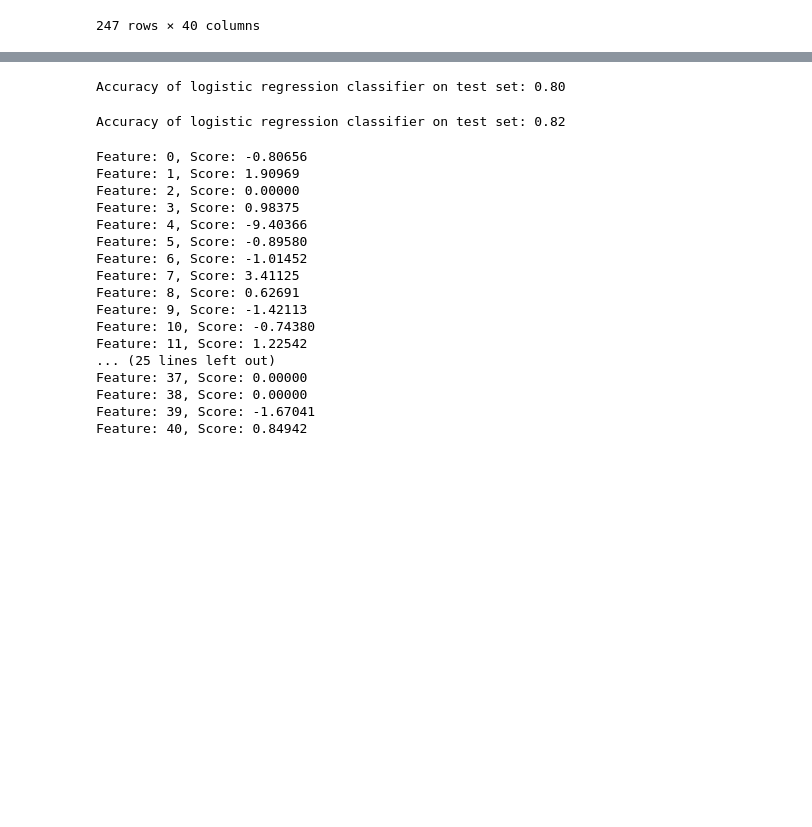
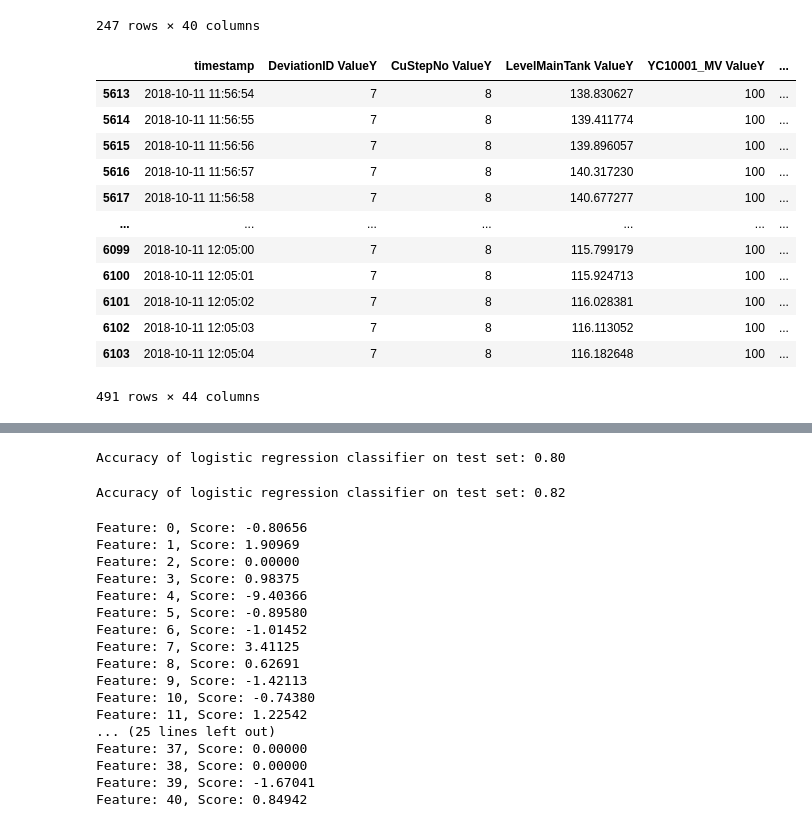
Before and after one commit to P-AEL/Analyse_von_Prozessdaten, a Jupyter notebook: Paul/Start.ipynb, the cells around one changed output, grey strips where cells are left out. Cells and saved outputs as stored; diff of their text form; code cells hidden in the pictures; blank space fills up the shorter version.

```diff
--- a/Paul/Start.ipynb
+++ b/Paul/Start.ipynb
@@ -431,6 +486,22 @@ df_train1[(df_train1["DeviationID ValueY"]==7)&(df_train1["CuStepNo ValueY"]==1)
 | 5544 | 1 | 136.676788 | 100 | 0.068287 | 1.621528 | ... |
 | 5545 | 1 | 136.661163 | 100 | 0.067130 | 1.614583 | ... |
 247 rows × 40 columns
+# %%
+df_train1[(df_train1["CuStepNo ValueY"] == 8)&(df_train1["Batch"] == 5)&(df_train1["DeviationID ValueY"] == 7)]
+# %% [output]
+|  | timestamp | DeviationID ValueY | CuStepNo ValueY | LevelMainTank ValueY | YC10001_MV ValueY | ... |
+| 5613 | 2018-10-11 11:56:54 | 7 | 8 | 138.830627 | 100 | ... |
+| 5614 | 2018-10-11 11:56:55 | 7 | 8 | 139.411774 | 100 | ... |
+| 5615 | 2018-10-11 11:56:56 | 7 | 8 | 139.896057 | 100 | ... |
+| 5616 | 2018-10-11 11:56:57 | 7 | 8 | 140.317230 | 100 | ... |
+| 5617 | 2018-10-11 11:56:58 | 7 | 8 | 140.677277 | 100 | ... |
+| ... | ... | ... | ... | ... | ... | ... |
+| 6099 | 2018-10-11 12:05:00 | 7 | 8 | 115.799179 | 100 | ... |
+| 6100 | 2018-10-11 12:05:01 | 7 | 8 | 115.924713 | 100 | ... |
+| 6101 | 2018-10-11 12:05:02 | 7 | 8 | 116.028381 | 100 | ... |
+| 6102 | 2018-10-11 12:05:03 | 7 | 8 | 116.113052 | 100 | ... |
+| 6103 | 2018-10-11 12:05:04 | 7 | 8 | 116.182648 | 100 | ... |
+491 rows × 44 columns
 # %%
 #dtw between the tow prior notebooks cells
 from tslearn.metrics import dtw
```
Also changed, not shown: parts of 23 cells of this notebook.
